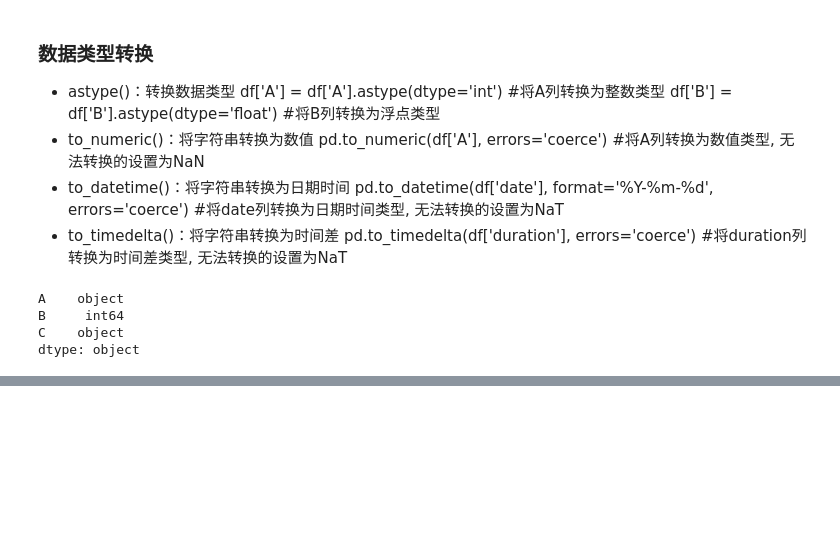
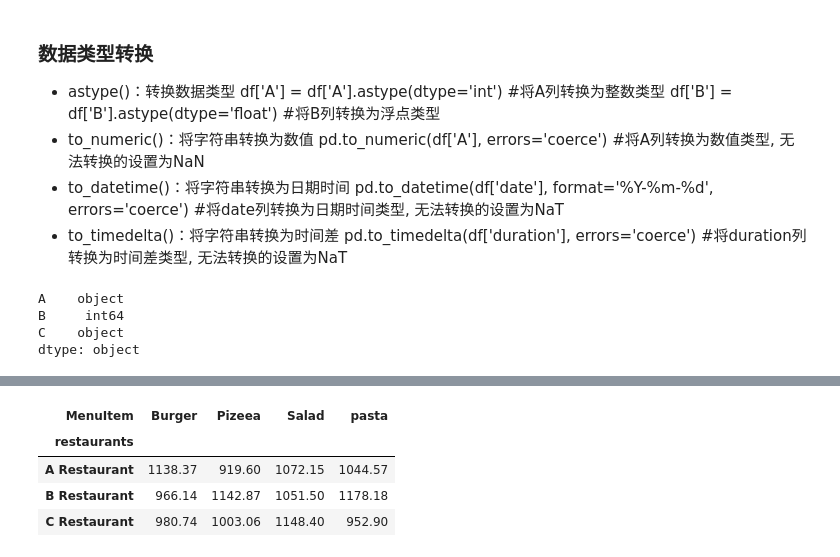
Before and after one commit to SongYangcheng/coding, a Jupyter notebook: pandas.ipynb, the cells around one changed output, grey strips where cells are left out. Cells and saved outputs as stored; diff of their text form; code cells hidden in the pictures; blank space fills up the shorter version.

```diff
--- a/数据清洗.ipynb
+++ b/pandas.ipynb
@@ -214,0 +292,16 @@ dtype: object
+# %%
+#查看每个餐厅销售额
+revenue = pd.pivot_table(
+    df,
+    values="price",
+    index='restaurants',
+    columns="MenuItem",
+    aggfunc="sum"
+)
+revenue.round(2)
+# %% [output]
+| MenuItem | Burger | Pizeea | Salad | pasta |
+| restaurants |  |  |  |  |
+| A Restaurant | 1138.37 | 919.60 | 1072.15 | 1044.57 |
+| B Restaurant | 966.14 | 1142.87 | 1051.50 | 1178.18 |
+| C Restaurant | 980.74 | 1003.06 | 1148.40 | 952.90 |
```
Also changed, not shown: parts of 17 cells of this notebook, 3 other files.
